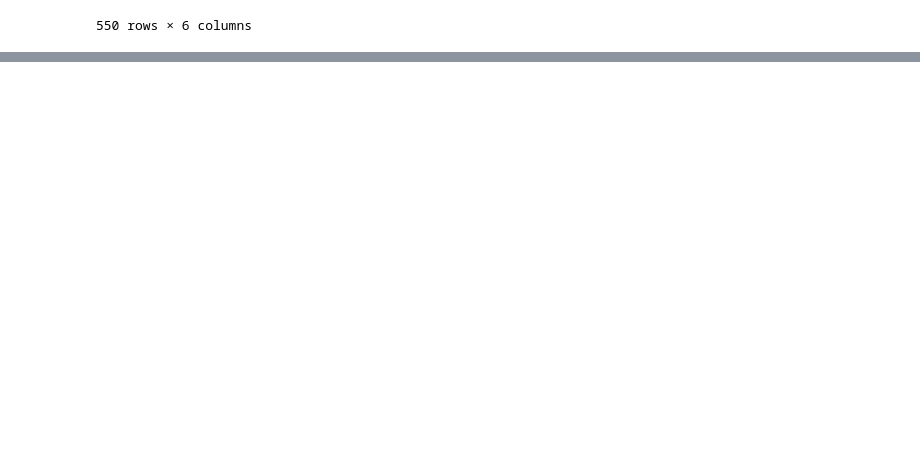
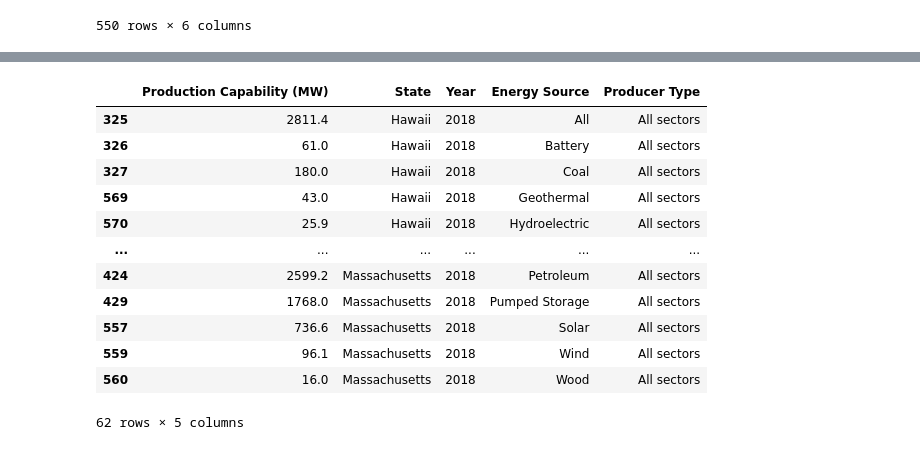
Before and after one commit to andrew8185/project-01, a Jupyter notebook: project_1.ipynb, the cells around one changed output, grey strips where cells are left out. Drawn from its saved outputs; the diff is of its cells as text; code cells hidden in the pictures; blank space fills up the shorter version.

```diff
--- a/project_1.ipynb
+++ b/project_1.ipynb
@@ -508,0 +609,26 @@ display(df_grouped_state)
+# %%
+# CREATE FOR LOOP TO ONLY PULL KEY STATES FOR ANALYSIS FOR 2018
+
+
+df_2018_filtered_state = []
+
+for state in states_comparison:
+    df_2018_state_comparison = df_agg_production_capability_2018.query("State == @state")
+    df_2018_filtered_state.append(df_2018_state_comparison)
+
+df_2018_filtered_state = pd.concat(df_2018_filtered_state)
+df_2018_filtered_state
+# %% [output]
+|  | Production Capability (MW) | State | Year | Energy Source | Producer Type |
+| 325 | 2811.4 | Hawaii | 2018 | All | All sectors |
+| 326 | 61.0 | Hawaii | 2018 | Battery | All sectors |
+| 327 | 180.0 | Hawaii | 2018 | Coal | All sectors |
+| 569 | 43.0 | Hawaii | 2018 | Geothermal | All sectors |
+| 570 | 25.9 | Hawaii | 2018 | Hydroelectric | All sectors |
+| ... | ... | ... | ... | ... | ... |
+| 424 | 2599.2 | Massachusetts | 2018 | Petroleum | All sectors |
+| 429 | 1768.0 | Massachusetts | 2018 | Pumped Storage | All sectors |
+| 557 | 736.6 | Massachusetts | 2018 | Solar | All sectors |
+| 559 | 96.1 | Massachusetts | 2018 | Wind | All sectors |
+| 560 | 16.0 | Massachusetts | 2018 | Wood | All sectors |
+62 rows × 5 columns
```
Also changed, not shown: parts of 54 cells of this notebook.
